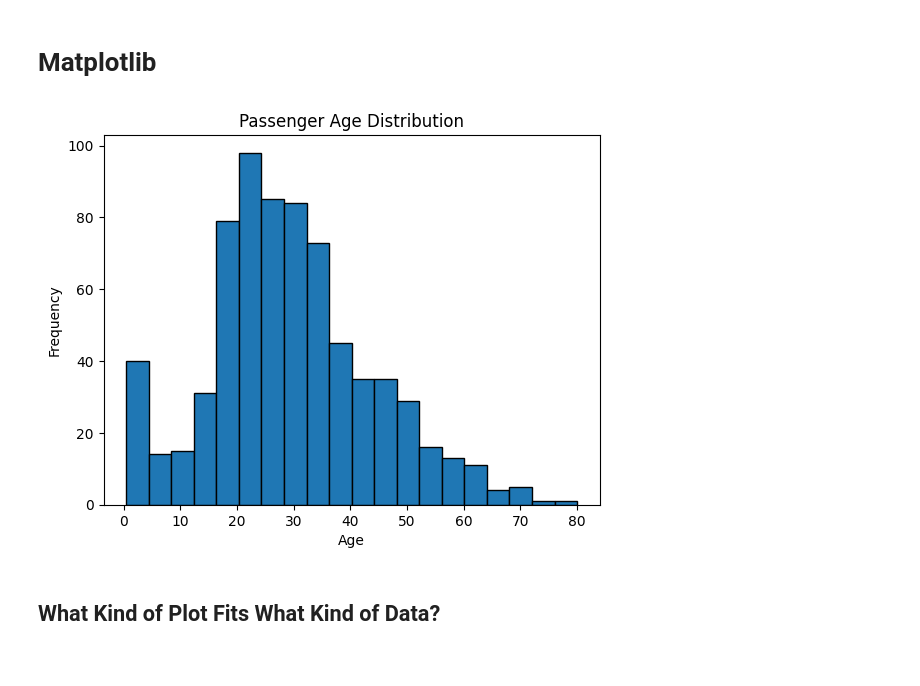
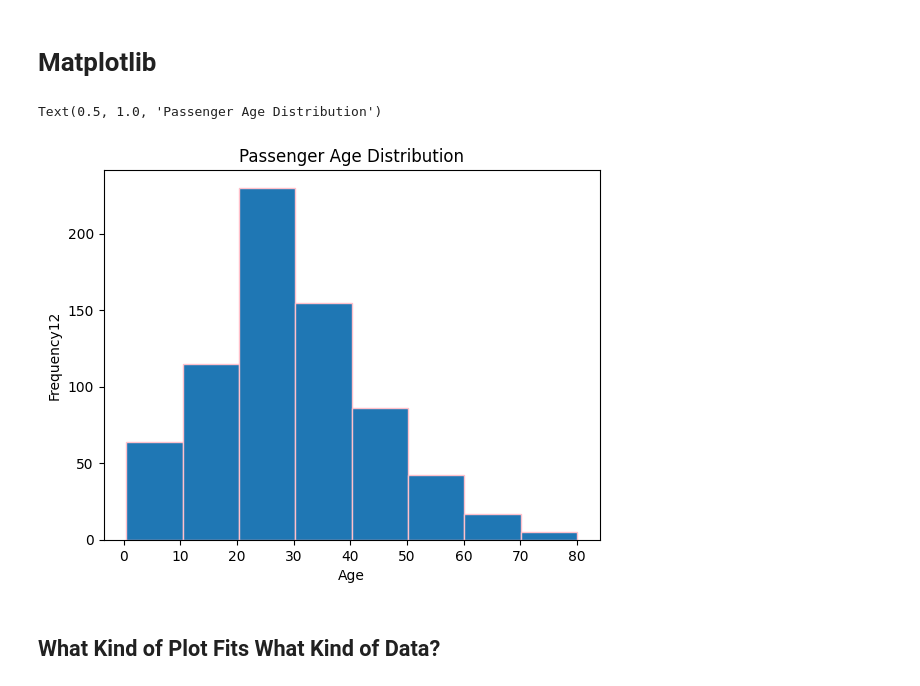
Before and after one commit to chenmargalit/10X-ML-Engineer---Python-Excercises, a Jupyter notebook: visualization/Lesson.ipynb, the cells around one changed output. Drawn from its saved outputs; the diff is of its cells as text; code cells hidden in the pictures.

```diff
--- a/visualization/Lesson.ipynb
+++ b/visualization/Lesson.ipynb
@@ -125,13 +119,14 @@ import matplotlib.pyplot as plt
 import pandas as pd
 import numpy as np
 # %%
-df['Age'].plot.hist(bins=20, edgecolor='black')
+df['Age'].plot.hist(bins=8, edgecolor='pink')
 plt.xlabel('Age')
-plt.ylabel('Frequency')
+plt.ylabel('Frequency12')
 plt.title('Passenger Age Distribution')
-plt.show()
+# plt.show()
 # %% [output]
+Text(0.5, 1.0, 'Passenger Age Distribution')
-[figure, old version]
+[figure, new version]
 # %% [markdown]
 ## What Kind of Plot Fits What Kind of Data?
 # %% [markdown]
```
Also changed, not shown: parts of 20 cells of this notebook, 36 other files.
